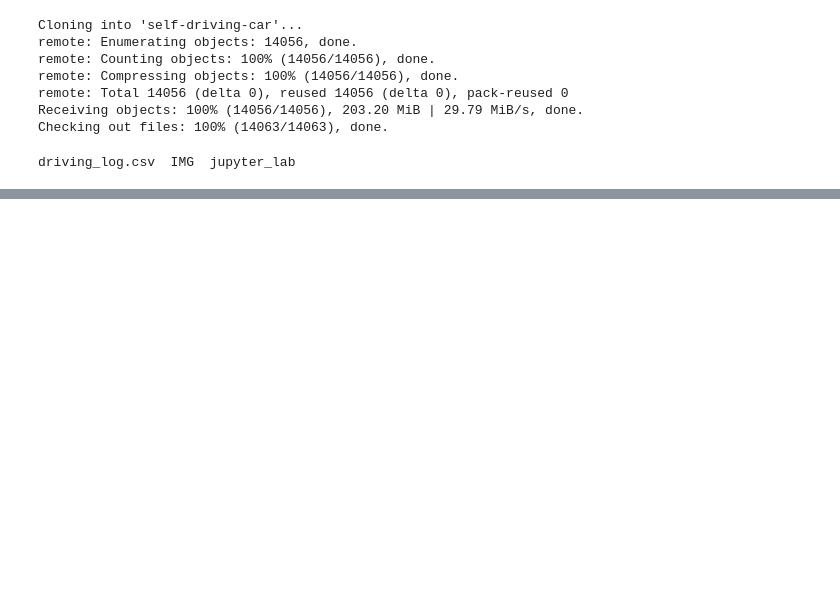
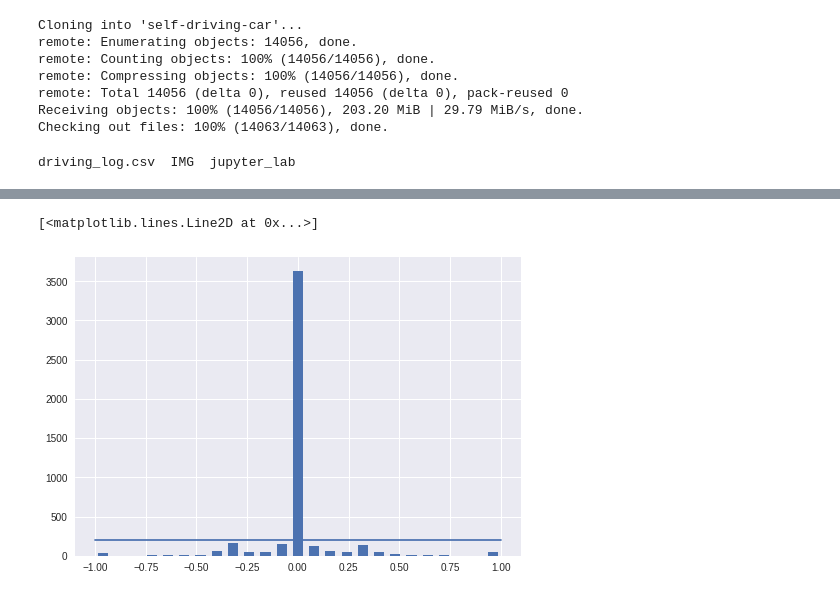
Before and after one commit to c3Zor/self-driving-car, a Jupyter notebook: self_driving_car.ipynb, the cells around one changed output, grey strips where cells are left out. Cells and saved outputs as stored; diff of their text form; code cells hidden in the pictures; blank space fills up the shorter version.

```diff
--- a/self_driving_car.ipynb
+++ b/self_driving_car.ipynb
@@ -76,0 +85,9 @@ print(bins)
+# %%
+# we have to lower number of samples per bin becouse we want to have more
+# equal distribution between sterring angles
+samples_per_bin = 200
+plt.bar(center,hist, width=0.05)
+plt.plot((np.min(data['steering']), np.max(data['steering'])),(samples_per_bin, samples_per_bin))
+# %% [output]
+[<matplotlib.lines.Line2D at 0x...>]
+[figure, added]
```
Also changed, not shown: parts of 3 cells of this notebook.
